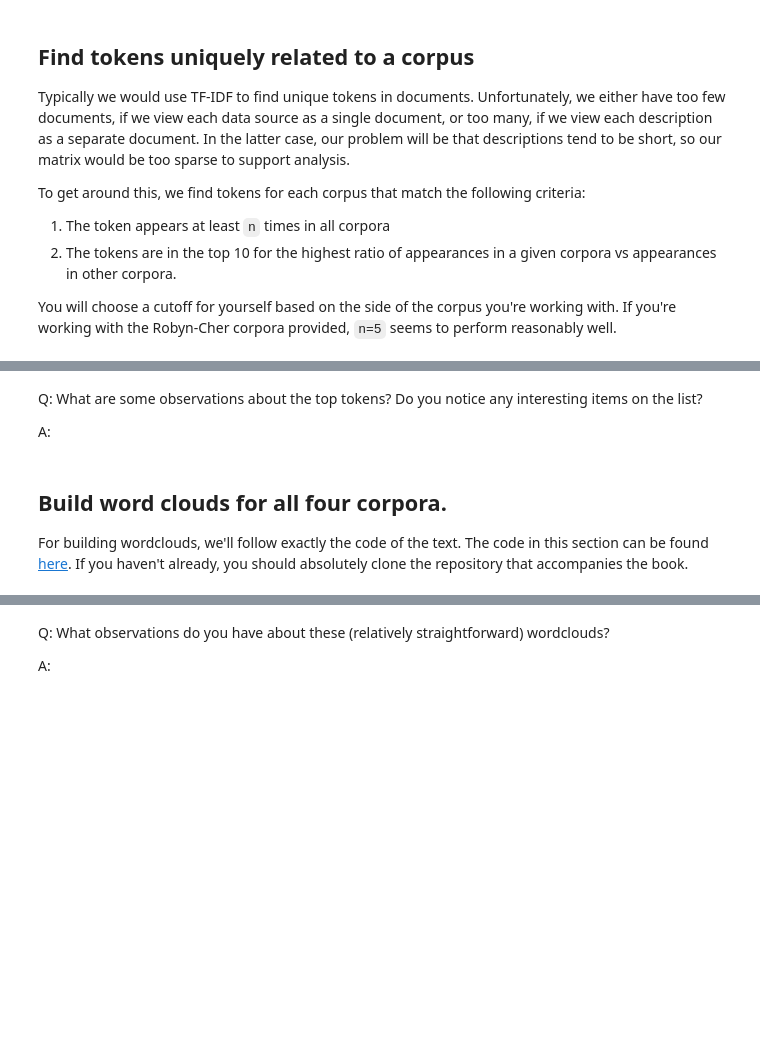
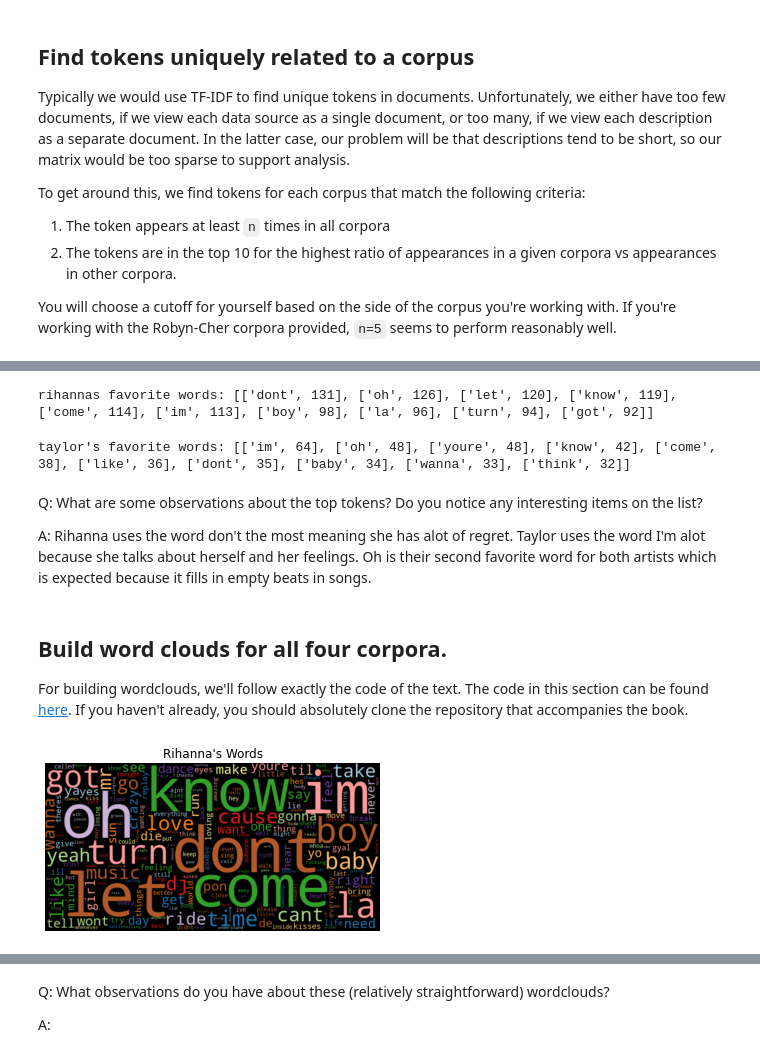
Before and after one commit to Adila-spec/RihannaKaty, a Jupyter notebook: Group Comparison.ipynb, the cells around one changed output, grey strips where cells are left out. Saved outputs shown, nothing was run; the diff lists cells and outputs as text; code cells hidden in the pictures; blank space fills up the shorter version.

```diff
--- a/Group Comparison.ipynb
+++ b/Group Comparison.ipynb
@@ -383,7 +378,25 @@ lyrics_data.head(1)
+# %%
+# your code here
+
+from itertools import chain
+corpuses = list(chain.from_iterable(rihannaDF['tokens'][0:]))
+x= wordCounts(corpuses,n=5, top=10)
+print('rihannas favorite words:', x)
+# %% [output]
+rihannas favorite words: [['dont', 131], ['oh', 126], ['let', 120], ['know', 119], ['come', 114], ['im', 113], ['boy', 98], ['la', 96], ['turn', 94], ['got', 92]]
+# %%
+# your code here
+
+from itertools import chain
+corpuses = list(chain.from_iterable(taylorDF['tokens'][0:]))
+x= wordCounts(corpuses,n=5, top=10)
+print(f"taylor's favorite words:",x)
+# %% [output]
+taylor's favorite words: [['im', 64], ['oh', 48], ['youre', 48], ['know', 42], ['come', 38], ['like', 36], ['dont', 35], ['baby', 34], ['wanna', 33], ['think', 32]]
 # %% [markdown]
 Q: What are some observations about the top tokens? Do you notice any interesting items on the list?
 
-A:
+A: Rihanna uses the word don't the most meaning she has alot of regret. Taylor uses the word I'm alot because she talks about herself and her feelings. Oh is their second favorite word for both artists which is expected because it fills in empty beats in songs.
 # %% [markdown]
 ## Build word clouds for all four corpora.
 
@@ -432,3 +445,28 @@ def count_words(df, column='tokens', preprocess=None, min_freq=2):
     freq_df.index.name = 'token'
 
     return freq_df.sort_values('freq', ascending=False)
+# %%
+from itertools import chain
+corpuses = list(chain.from_iterable(rihannaDF["tokens"]))
+wordFreqList = wordCounts(corpuses, n=5, top=200)
+#print("Rihanna's favorite words", wordFreqList)
+# [ ["dont", 234], ["oh", 82], ... ]
+
+################
+
+wordFreqDict = {}
+# { "dont": 234,  "oh":82,  ... }
+
+for wf in wordFreqList:
+    word = wf[0]
+    count = wf[1]
+    wordFreqDict[word] = count
+
+wordcloud(
+    word_freq=wordFreqDict,
+    title="Rihanna's Words",
+    max_words=200,
+    stopwords=None
+)
+# %% [output]
+[figure, added]
```
Also changed, not shown: parts of 5 cells of this notebook, 1 other file.
